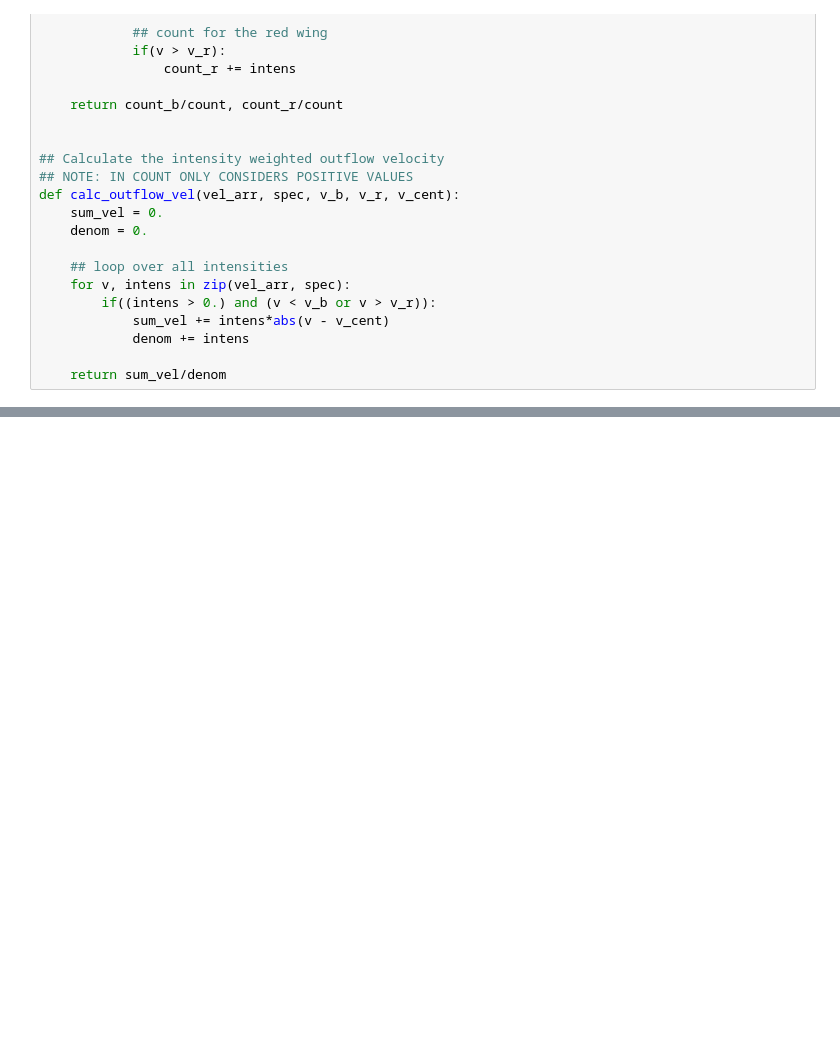
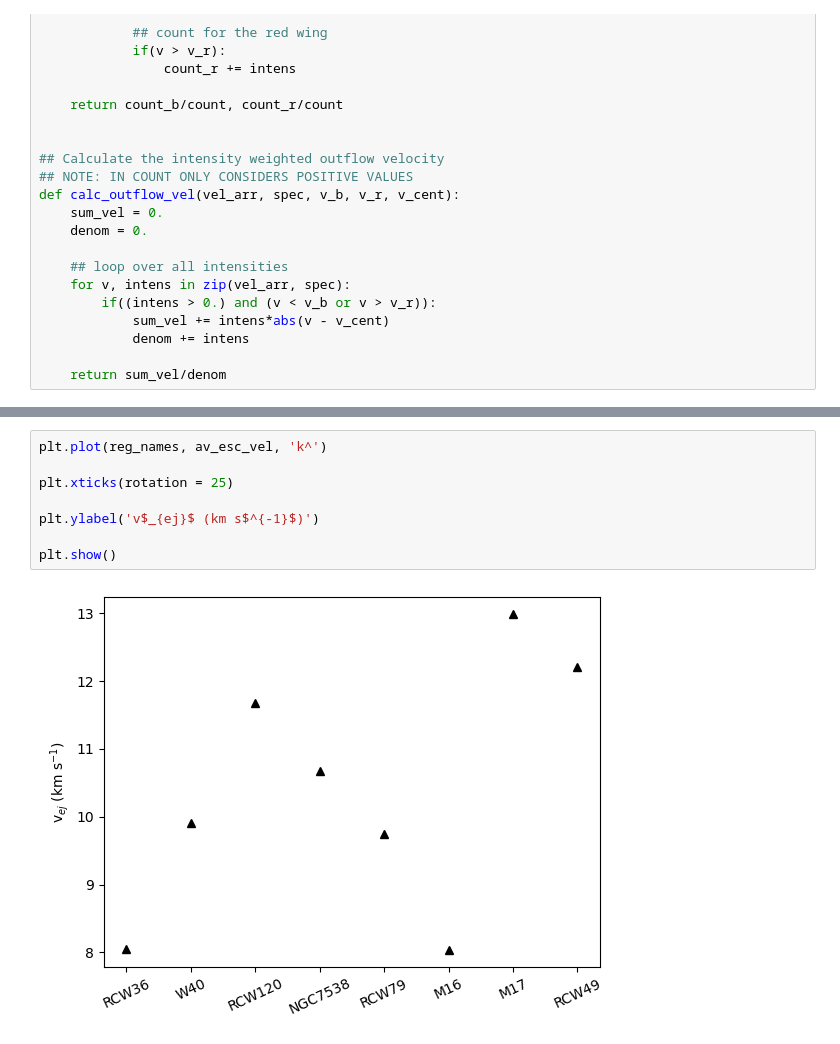
Before and after one commit to lmlb-astro/timescale-CII-, a Jupyter notebook: outflow_in_spectra.ipynb, the cells around one changed output, grey strips where cells are left out. Cells and saved outputs as stored; diff of their text form; blank space fills up the shorter version.

```diff
--- a/outflow_in_spectra.ipynb
+++ b/outflow_in_spectra.ipynb
@@ -294,0 +336,10 @@ No.    Name      Ver    Type      Cards   Dimensions   Format
+# %%
+plt.plot(reg_names, av_esc_vel, 'k^')
+
+plt.xticks(rotation = 25)
+
+plt.ylabel('v$_{ej}$ (km s$^{-1}$)')
+
+plt.show()
+# %% [output]
+[figure, added]
```
Also changed, not shown: parts of 5 cells of this notebook, 2 other files.
